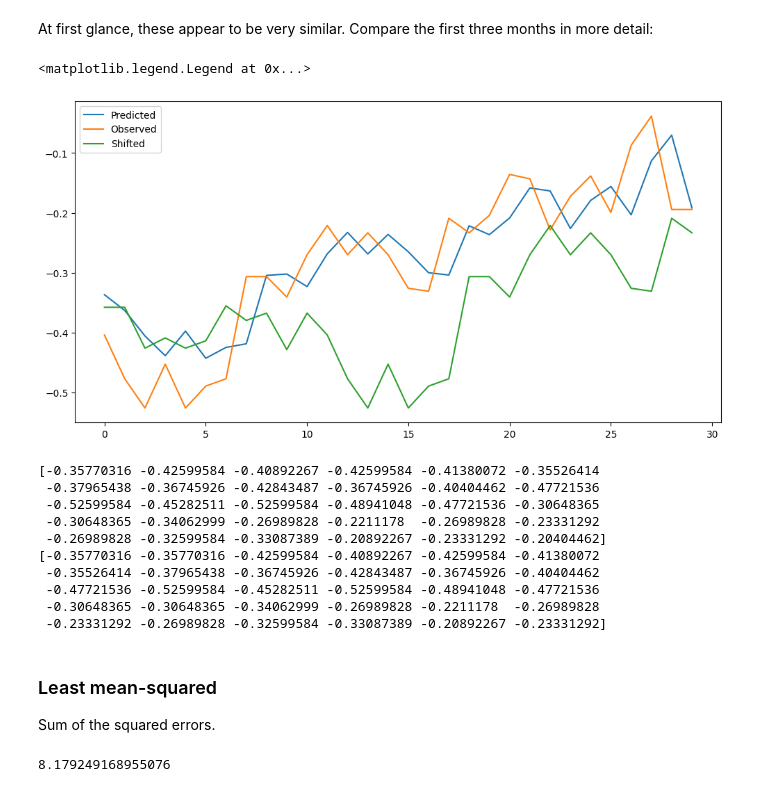
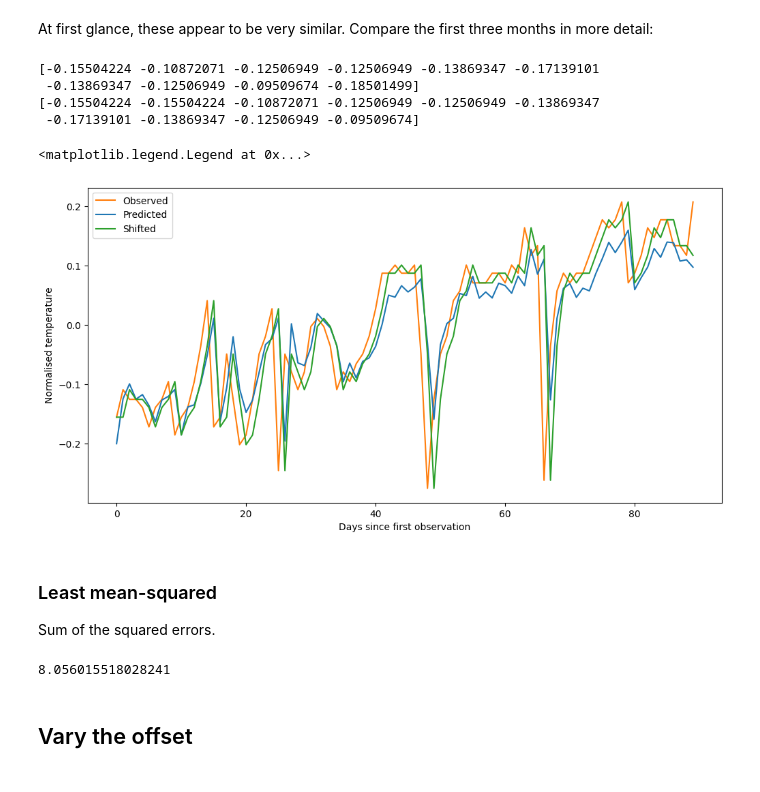
Before and after one commit to rhtweedie/ghcnd_ml, a Jupyter notebook: RNN_single_var.ipynb, the cells around one changed output. Saved outputs shown, nothing was run; the diff lists cells and outputs as text; code cells hidden in the pictures.

Commit message:
Fix incorrect shifting and test multiple offsets

```diff
--- a/RNN_single_var.ipynb
+++ b/RNN_single_var.ipynb
@@ -34,8 +36,9 @@ ghn.readStationsFile()
 station_names = ghn.getStatKeyNames()
 
 # set station to be investigated
-# station -1 gives nice results
-station = no_gaps_tmax[50]
+# stations that give nice results:
+# -1; 50
+station = no_gaps_tmax[-1]
 print(f"Station selected: {station}")
 
 # get url for a given station index
@@ -126,7 +128,7 @@ model.compile(loss = 'mean_squared_error', optimizer = 'adam')
 model.summary()
 
 # train model and extract final loss
-history = model.fit(input_train, target_train, epochs = 20, validation_data = (input_validate, target_validate))
+history = model.fit(input_train, target_train, epochs = 100, validation_data = (input_validate, target_validate))
 cost = history.history['loss']
 val_cost = history.history['val_loss']
 
@@ -188,26 +175,25 @@ shifted_vals = shift(vals_normalised)
+# %%
+print(target_test[:10])
+shifted_vals = shift(target_test)
+print(shifted_vals[:10])
+# %% [output]
+[-0.15504224 -0.10872071 -0.12506949 -0.12506949 -0.13869347 -0.17139101
+ -0.13869347 -0.12506949 -0.09509674 -0.18501499]
+[-0.15504224 -0.15504224 -0.10872071 -0.12506949 -0.12506949 -0.13869347
+ -0.17139101 -0.13869347 -0.12506949 -0.09509674]
 # %%
+months_to_plot = 3
+
 fig, ax = plt.subplots(figsize = (12, 6))
-ax.plot(prediction[:30], label = "Predicted", color = 'tab:blue')
-ax.plot(target_test[:30], label = "Observed", color = 'tab:orange')
-ax.plot(shifted_vals[:30], label = "Shifted", color = 'tab:green')
+ax.plot(target_test[:months_to_plot*30], label = "Observed", color = 'tab:orange')
+ax.plot(prediction[:months_to_plot*30], label = "Predicted", color = 'tab:blue')
+ax.plot(shifted_vals[:months_to_plot*30], label = "Shifted", color = 'tab:green')
+ax.set_xlabel("Days since first observation")
+ax.set_ylabel("Normalised temperature")
 ax.legend()
 # %% [output]
 <matplotlib.legend.Legend at 0x...>
-[figure, old version]
+[figure, new version]
-# %%
-print(vals_normalised[:30])
-print(shifted_vals[:30])
-# %% [output]
-[-0.35770316 -0.42599584 -0.40892267 -0.42599584 -0.41380072 -0.35526414
- -0.37965438 -0.36745926 -0.42843487 -0.36745926 -0.40404462 -0.47721536
- -0.52599584 -0.45282511 -0.52599584 -0.48941048 -0.47721536 -0.30648365
- -0.30648365 -0.34062999 -0.26989828 -0.2211178  -0.26989828 -0.23331292
- -0.26989828 -0.32599584 -0.33087389 -0.20892267 -0.23331292 -0.20404462]
-[-0.35770316 -0.35770316 -0.42599584 -0.40892267 -0.42599584 -0.41380072
- -0.35526414 -0.37965438 -0.36745926 -0.42843487 -0.36745926 -0.40404462
- -0.47721536 -0.52599584 -0.45282511 -0.52599584 -0.48941048 -0.47721536
- -0.30648365 -0.30648365 -0.34062999 -0.26989828 -0.2211178  -0.26989828
- -0.23331292 -0.26989828 -0.32599584 -0.33087389 -0.20892267 -0.23331292]
 # %% [markdown]
 ### Least mean-squared
 
@@ -216,4 +202,6 @@ Sum of the squared errors.
 fake_mse = weather_fake_mse(vals)
 print(fake_mse)
 # %% [output]
-8.179249168955076
+8.056015518028241
+# %% [markdown]
+## Vary the offset
```
Also changed, not shown: parts of 10 cells of this notebook.
